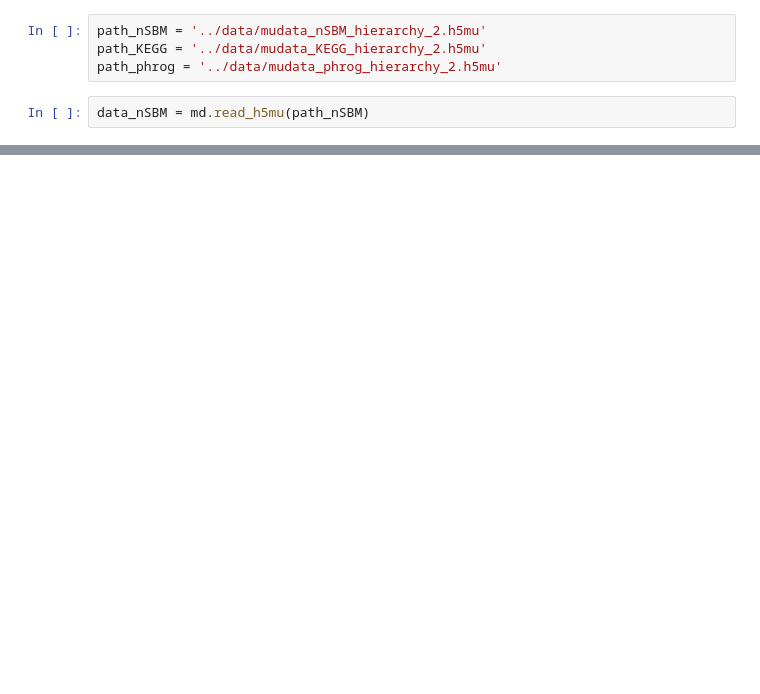
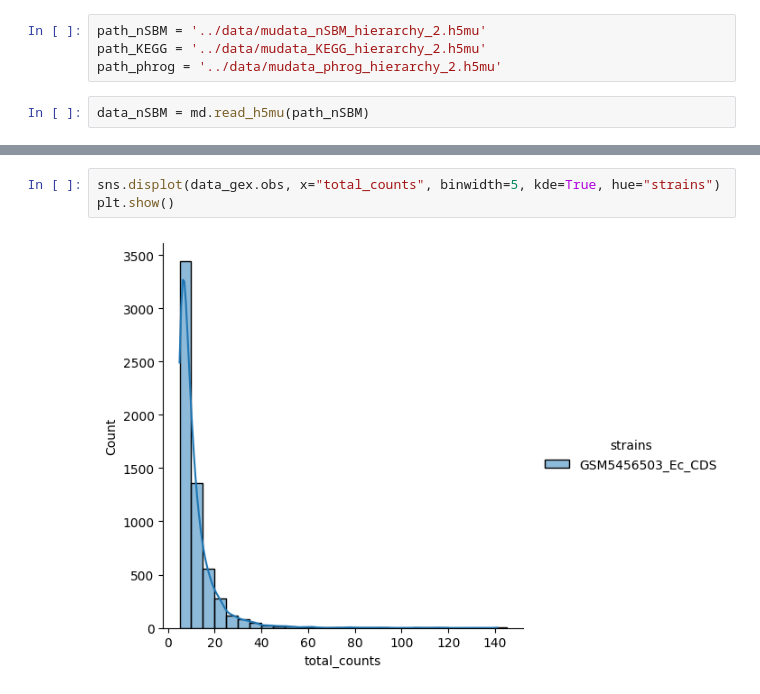
Before and after one commit to leuschjanphilipp/BacDrop-ggi, a Jupyter notebook: preprocessing/preprocessing.ipynb, the cells around one changed output, grey strips where cells are left out. Cells and saved outputs as stored; diff of their text form; blank space fills up the shorter version.

```diff
--- a/preprocessing/preprocessing.ipynb
+++ b/preprocessing/preprocessing.ipynb
@@ -21,0 +54,5 @@ adata_tmp.obs['doublet'] = np.zeros(adata_tmp.shape[0])
+# %%
+sns.displot(data_gex.obs, x="total_counts", binwidth=5, kde=True, hue="strains")
+plt.show()
+# %% [output]
+[figure, added]
```
Also changed, not shown: parts of 46 cells of this notebook, 4 other files.
